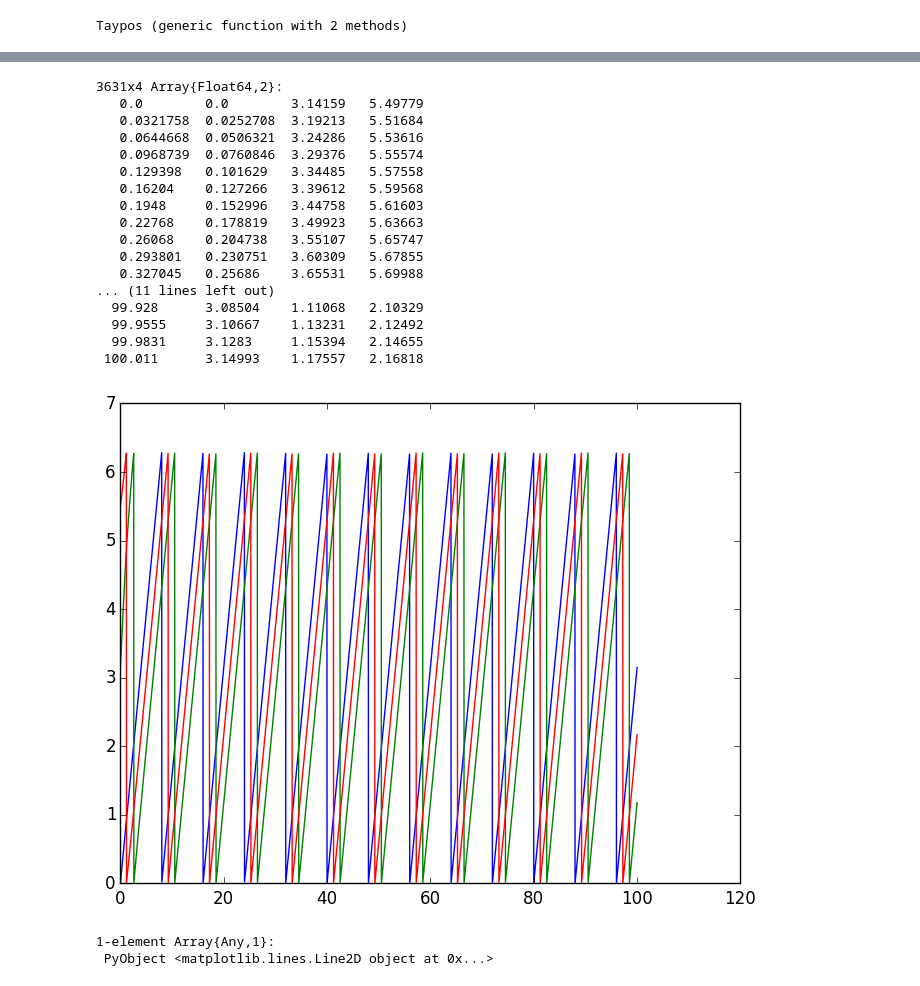
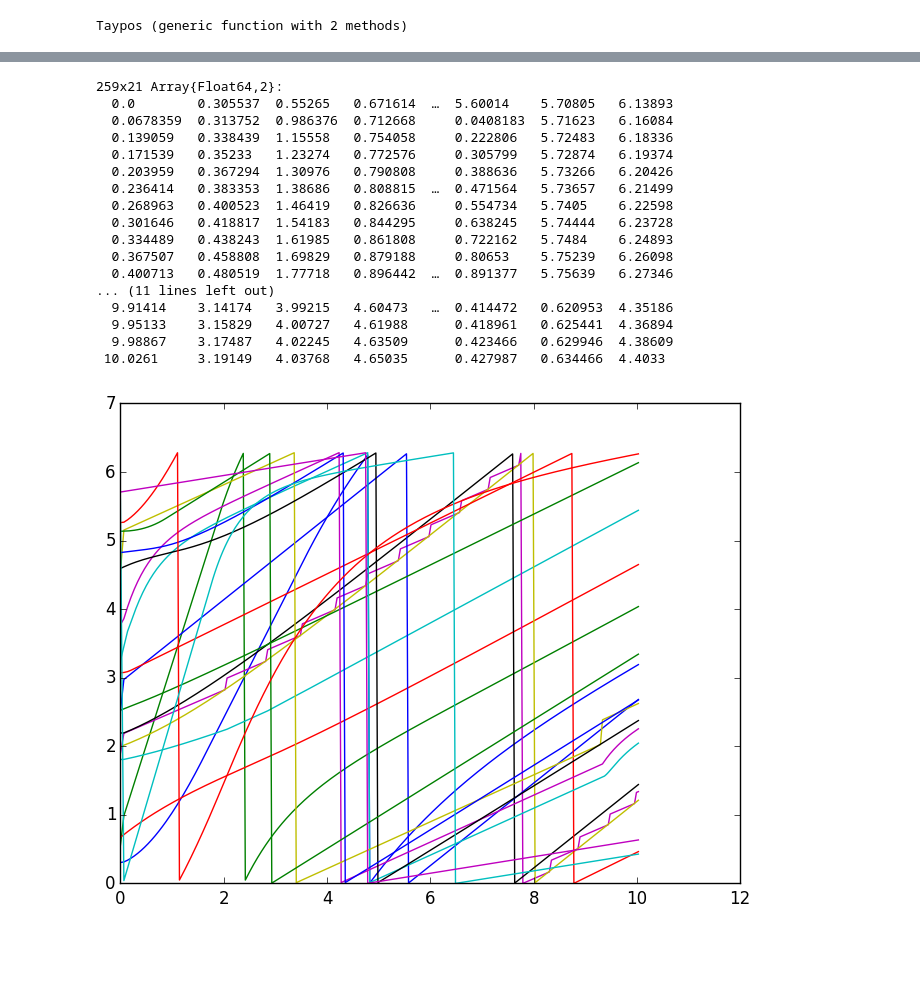
Before and after one commit to windie-rozureido/ProyectoTemasSelectosFisComp2016-1, a Jupyter notebook: trafico.ipynb, the cells around one changed output, grey strips where cells are left out. Drawn from its saved outputs; the diff is of its cells as text; code cells hidden in the pictures; blank space fills up the shorter version.

```diff
--- a/trafico.ipynb
+++ b/trafico.ipynb
@@ -535,0 +529,9 @@ tf = 30;
+# %%
+X0 = 2π*rand(20);
+X0 = sort(X0);
+L = π/10 * rand(20);
+T = 2*rand(20);
+V = π*rand(20);
+tf = 10;
+ϵ = 2.0e-10;
+X0
@@ -536,30 +556,30 @@ tf = 30;
 # %%
 x=Taypos(X0,L,T,V,tf,ϵ)
 # %% [output]
-3631x4 Array{Float64,2}:
-   0.0        0.0        3.14159   5.49779
-   0.0321758  0.0252708  3.19213   5.51684
-   0.0644668  0.0506321  3.24286   5.53616
-   0.0968739  0.0760846  3.29376   5.55574
-   0.129398   0.101629   3.34485   5.57558
-   0.16204    0.127266   3.39612   5.59568
-   0.1948     0.152996   3.44758   5.61603
-   0.22768    0.178819   3.49923   5.63663
-   0.26068    0.204738   3.55107   5.65747
-   0.293801   0.230751   3.60309   5.67855
-   0.327045   0.25686    3.65531   5.69988
+259x21 Array{Float64,2}:
+  0.0        0.305537  0.55265   0.671614  …  5.60014    5.70805   6.13893
+  0.0678359  0.313752  0.986376  0.712668     0.0408183  5.71623   6.16084
+  0.139059   0.338439  1.15558   0.754058     0.222806   5.72483   6.18336
+  0.171539   0.35233   1.23274   0.772576     0.305799   5.72874   6.19374
+  0.203959   0.367294  1.30976   0.790808     0.388636   5.73266   6.20426
+  0.236414   0.383353  1.38686   0.808815  …  0.471564   5.73657   6.21499
+  0.268963   0.400523  1.46419   0.826636     0.554734   5.7405    6.22598
+  0.301646   0.418817  1.54183   0.844295     0.638245   5.74444   6.23728
+  0.334489   0.438243  1.61985   0.861808     0.722162   5.7484    6.24893
+  0.367507   0.458808  1.69829   0.879188     0.80653    5.75239   6.26098
+  0.400713   0.480519  1.77718   0.896442  …  0.891377   5.75639   6.27346
 ... (11 lines left out)
-  99.928      3.08504    1.11068   2.10329
-  99.9555     3.10667    1.13231   2.12492
-  99.9831     3.1283     1.15394   2.14655
- 100.011      3.14993    1.17557   2.16818
+  9.91414    3.14174   3.99215   4.60473   …  0.414472   0.620953  4.35186
+  9.95133    3.15829   4.00727   4.61988      0.418961   0.625441  4.36894
+  9.98867    3.17487   4.02245   4.63509      0.423466   0.629946  4.38609
+ 10.0261     3.19149   4.03768   4.65035      0.427987   0.634466  4.4033
 # %%
 using PyPlot
-# %%
-plot(x[:,1], x[:,2])
-plot(x[:,1], x[:,3])
-plot(x[:,1], x[:,4])
-# %% [output]
-[figure, removed]
-1-element Array{Any,1}:
- PyObject <matplotlib.lines.Line2D object at 0x...>
+# %%
+
+
+for i in 2:20
+    plot(x[:,1], x[:,i])
+end
+# %% [output]
+[figure, added]
```
Also changed, not shown: parts of 2 cells of this notebook.
